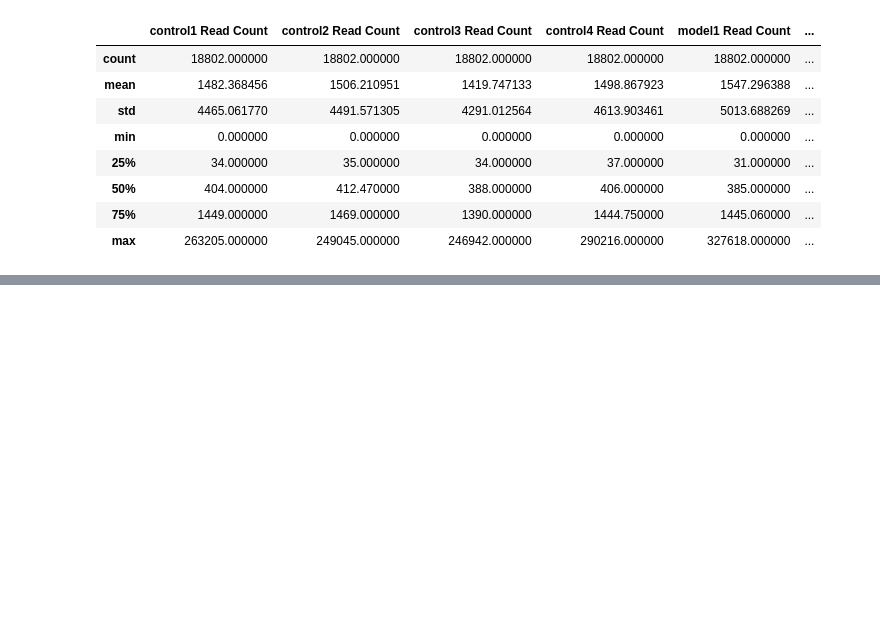
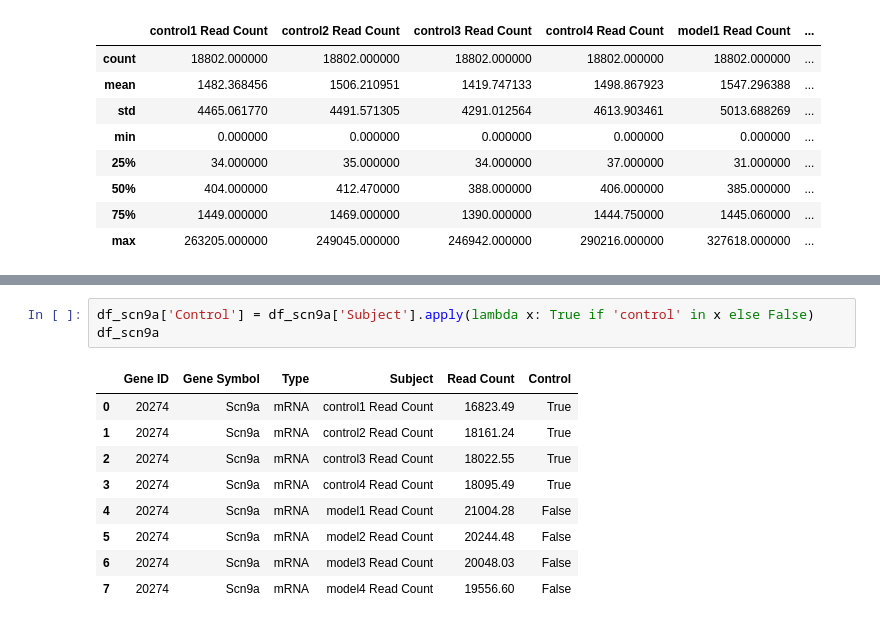
Before and after one commit to Ivan2nn/somatosensory-analysis, a Jupyter notebook: FirstAnalysis.ipynb, the cells around one changed output, grey strips where cells are left out. Drawn from its saved outputs; the diff is of its cells as text; blank space fills up the shorter version.

```diff
--- a/FirstAnalysis.ipynb
+++ b/FirstAnalysis.ipynb
@@ -43,0 +117,13 @@ df.describe()
+# %%
+df_scn9a['Control'] = df_scn9a['Subject'].apply(lambda x: True if 'control' in x else False)
+df_scn9a
+# %% [output]
+|  | Gene ID | Gene Symbol | Type | Subject | Read Count | Control |
+| 0 | 20274 | Scn9a | mRNA | control1 Read Count | 16823.49 | True |
+| 1 | 20274 | Scn9a | mRNA | control2 Read Count | 18161.24 | True |
+| 2 | 20274 | Scn9a | mRNA | control3 Read Count | 18022.55 | True |
+| 3 | 20274 | Scn9a | mRNA | control4 Read Count | 18095.49 | True |
+| 4 | 20274 | Scn9a | mRNA | model1 Read Count | 21004.28 | False |
+| 5 | 20274 | Scn9a | mRNA | model2 Read Count | 20244.48 | False |
+| 6 | 20274 | Scn9a | mRNA | model3 Read Count | 20048.03 | False |
+| 7 | 20274 | Scn9a | mRNA | model4 Read Count | 19556.60 | False |
```
Also changed, not shown: parts of 12 cells of this notebook.
